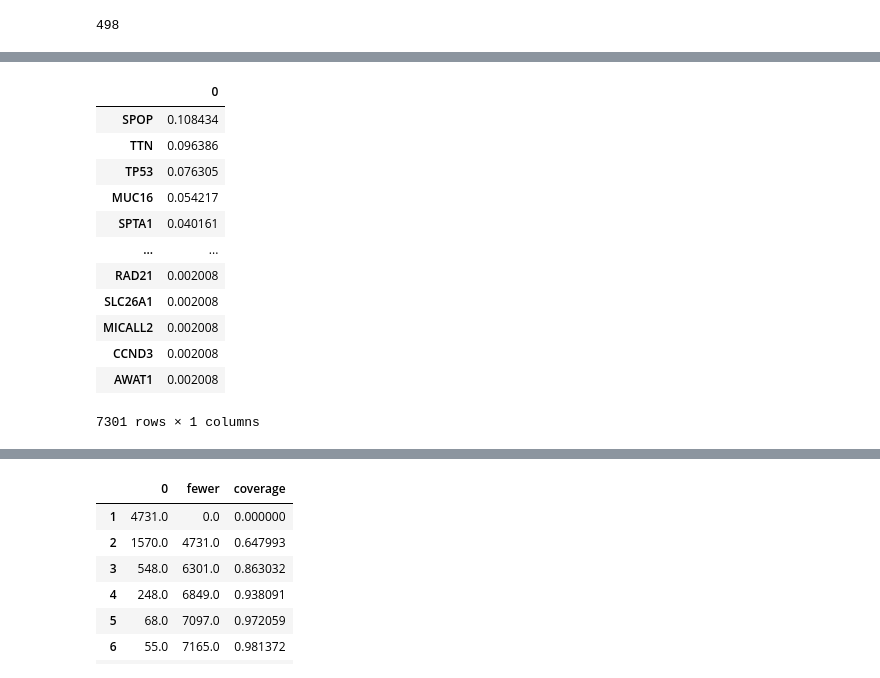
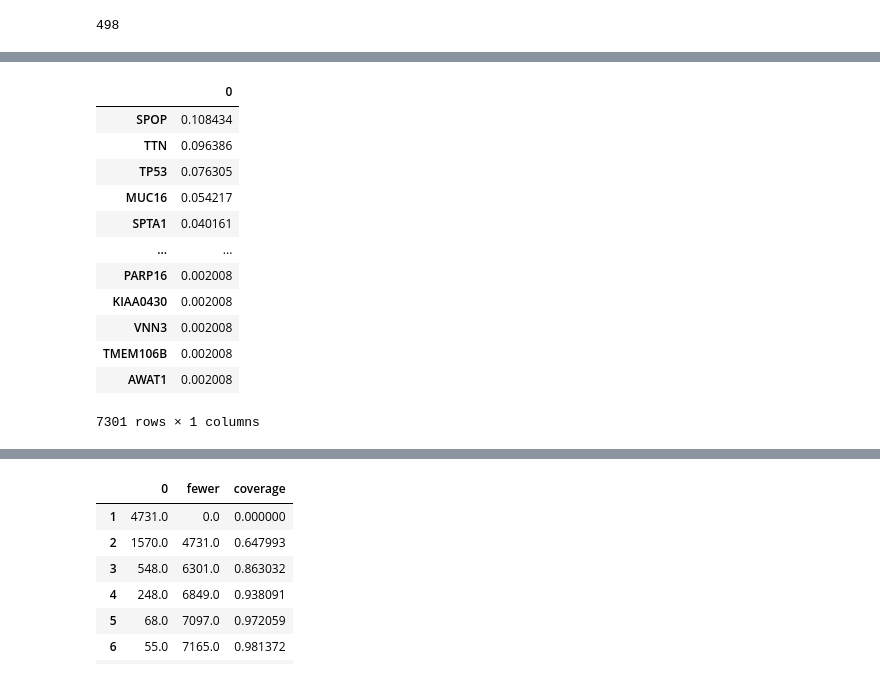
Before and after one commit to dmartmillan/OMEN, a Jupyter notebook: new_data/gene_patient_CADD.ipynb, the cells around one changed output, grey strips where cells are left out. Saved outputs shown, nothing was run; the diff lists cells and outputs as text; code cells hidden in the pictures.

```diff
--- a/new_data/gene_patient_CADD.ipynb
+++ b/new_data/gene_patient_CADD.ipynb
@@ -230,20 +277,22 @@ len(samples)
 # %%
+# Not length corrected!
 mf = genes_df
 mf.sort_values(0,inplace = True,ascending=False)
-mf = mf/len(samples)
+mf = mf/len(samples) # mutation frequency
+mf.sort_values(0,inplace = True,ascending=False)
 mf
 # %% [output]
 |  | 0 |
 | SPOP | 0.108434 |
 | TTN | 0.096386 |
 | TP53 | 0.076305 |
 | MUC16 | 0.054217 |
 | SPTA1 | 0.040161 |
 | ... | ... |
-| RAD21 | 0.002008 |
-| SLC26A1 | 0.002008 |
-| MICALL2 | 0.002008 |
-| CCND3 | 0.002008 |
+| PARP16 | 0.002008 |
+| KIAA0430 | 0.002008 |
+| VNN3 | 0.002008 |
+| TMEM106B | 0.002008 |
 | AWAT1 | 0.002008 |
 7301 rows × 1 columns
 # %%
```
Also changed, not shown: parts of 10 cells of this notebook, 1 other file.
